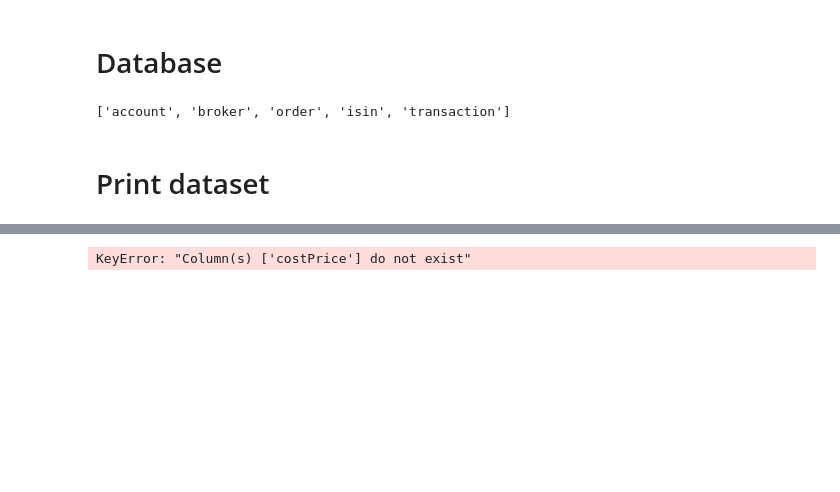
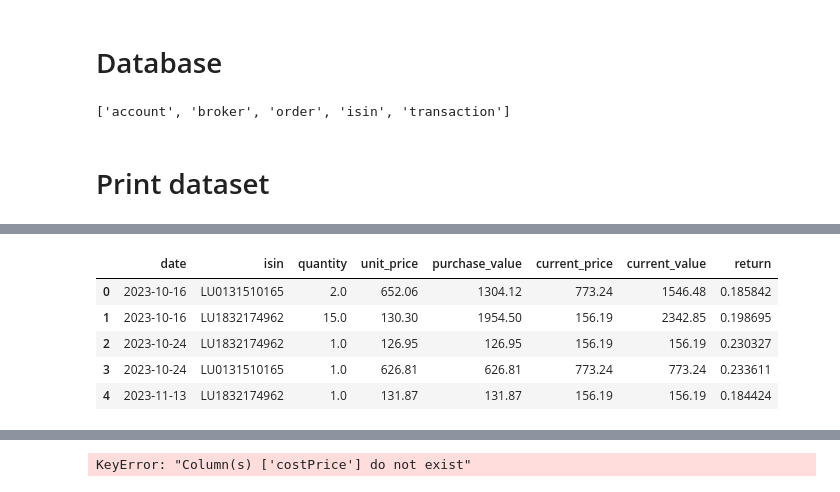
Before and after one commit to ahmedaao/dashboard-listing-securities, a Jupyter notebook: notebooks/1.0-initial-data-exploration.ipynb, the cells around one changed output, grey strips where cells are left out. Cells and saved outputs as stored; diff of their text form; code cells hidden in the pictures; blank space fills up the shorter version.

```diff
--- a/notebooks/1.0-initial-data-exploration.ipynb
+++ b/notebooks/1.0-initial-data-exploration.ipynb
@@ -75,0 +104,11 @@ pd.DataFrame(a)
+# %%
+df['current_value'] = df['quantity'] * df['current_price']
+df['return'] = (df['current_value'] - df['purchase_value']) / df['purchase_value']
+df.head()
+# %% [output]
+|  | date | isin | quantity | unit_price | purchase_value | current_price | current_value | return |
+| 0 | 2023-10-16 | LU0131510165 | 2.0 | 652.06 | 1304.12 | 773.24 | 1546.48 | 0.185842 |
+| 1 | 2023-10-16 | LU1832174962 | 15.0 | 130.30 | 1954.50 | 156.19 | 2342.85 | 0.198695 |
+| 2 | 2023-10-24 | LU1832174962 | 1.0 | 126.95 | 126.95 | 156.19 | 156.19 | 0.230327 |
+| 3 | 2023-10-24 | LU0131510165 | 1.0 | 626.81 | 626.81 | 773.24 | 773.24 | 0.233611 |
+| 4 | 2023-11-13 | LU1832174962 | 1.0 | 131.87 | 131.87 | 156.19 | 156.19 | 0.184424 |
```
Also changed, not shown: parts of 8 cells of this notebook, 8 other files.
